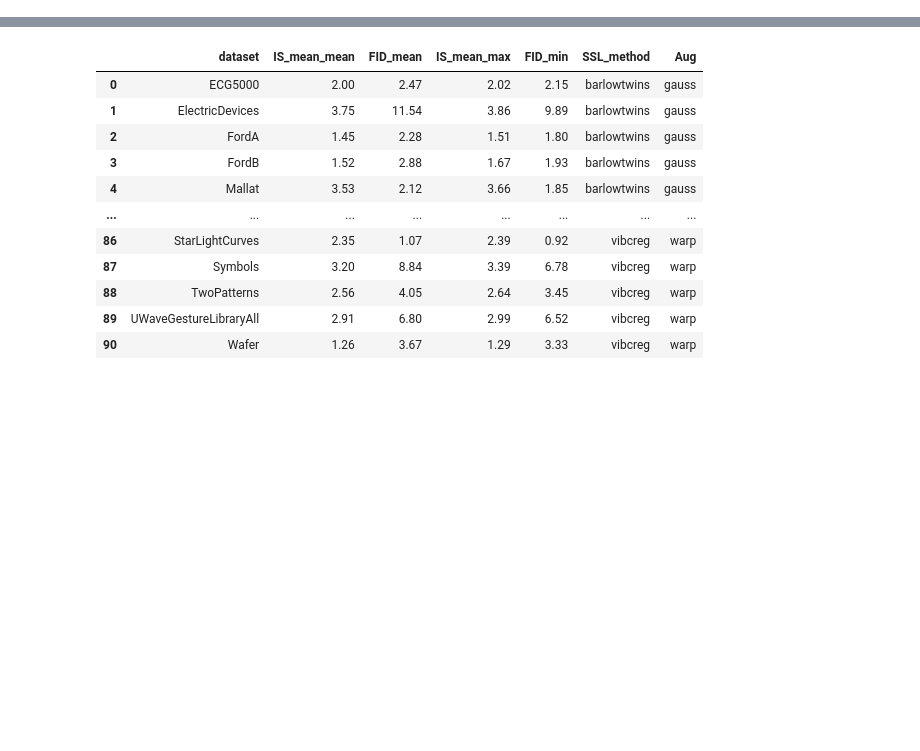
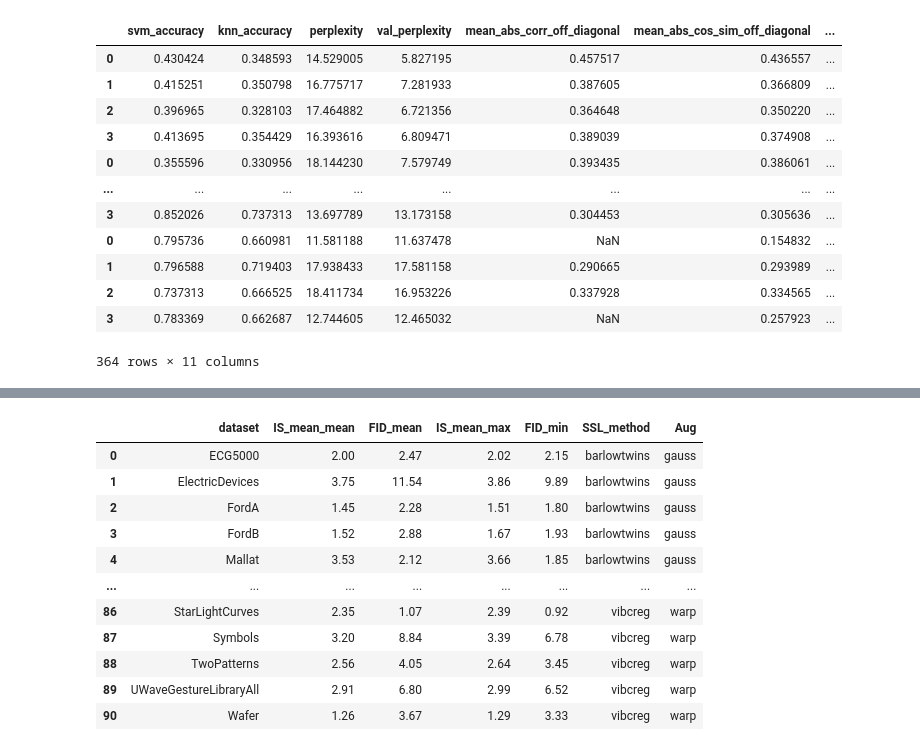
Before and after one commit to Bergschtein/Generative-SSL-VQVAE-modelling, a Jupyter notebook: results.ipynb, the cells around one changed output, grey strips where cells are left out. Drawn from its saved outputs; the diff is of its cells as text; code cells hidden in the pictures; blank space fills up the shorter version.

```diff
--- a/results.ipynb
+++ b/results.ipynb
@@ -57,6 +57,22 @@ datasets = [
 # Read the summaries for all methods and all datasets into a single DataFrame
 all_summaries_stage1 = pd.concat([read_summaries(dataset, method, "stage1") for dataset in datasets for method in methods])
 all_summaries_stage2 = pd.concat([read_summaries(dataset, method, "stage2") for dataset in datasets for method in methods])
+# %%
+all_summaries_stage1
+# %% [output]
+|  | svm_accuracy | knn_accuracy | perplexity | val_perplexity | mean_abs_corr_off_diagonal | mean_abs_cos_sim_off_diagonal | ... |
+| 0 | 0.430424 | 0.348593 | 14.529005 | 5.827195 | 0.457517 | 0.436557 | ... |
+| 1 | 0.415251 | 0.350798 | 16.775717 | 7.281933 | 0.387605 | 0.366809 | ... |
+| 2 | 0.396965 | 0.328103 | 17.464882 | 6.721356 | 0.364648 | 0.350220 | ... |
+| 3 | 0.413695 | 0.354429 | 16.393616 | 6.809471 | 0.389039 | 0.374908 | ... |
+| 0 | 0.355596 | 0.330956 | 18.144230 | 7.579749 | 0.393435 | 0.386061 | ... |
+| ... | ... | ... | ... | ... | ... | ... | ... |
+| 3 | 0.852026 | 0.737313 | 13.697789 | 13.173158 | 0.304453 | 0.305636 | ... |
+| 0 | 0.795736 | 0.660981 | 11.581188 | 11.637478 | NaN | 0.154832 | ... |
+| 1 | 0.796588 | 0.719403 | 17.938433 | 17.581158 | 0.290665 | 0.293989 | ... |
+| 2 | 0.737313 | 0.666525 | 18.411734 | 16.953226 | 0.337928 | 0.334565 | ... |
+| 3 | 0.783369 | 0.662687 | 12.744605 | 12.465032 | NaN | 0.257923 | ... |
+364 rows × 11 columns
 # %%
 def split_and_apply(df):
     def split_method(method):
```
Also changed, not shown: parts of 2 cells of this notebook, 2 other files.
